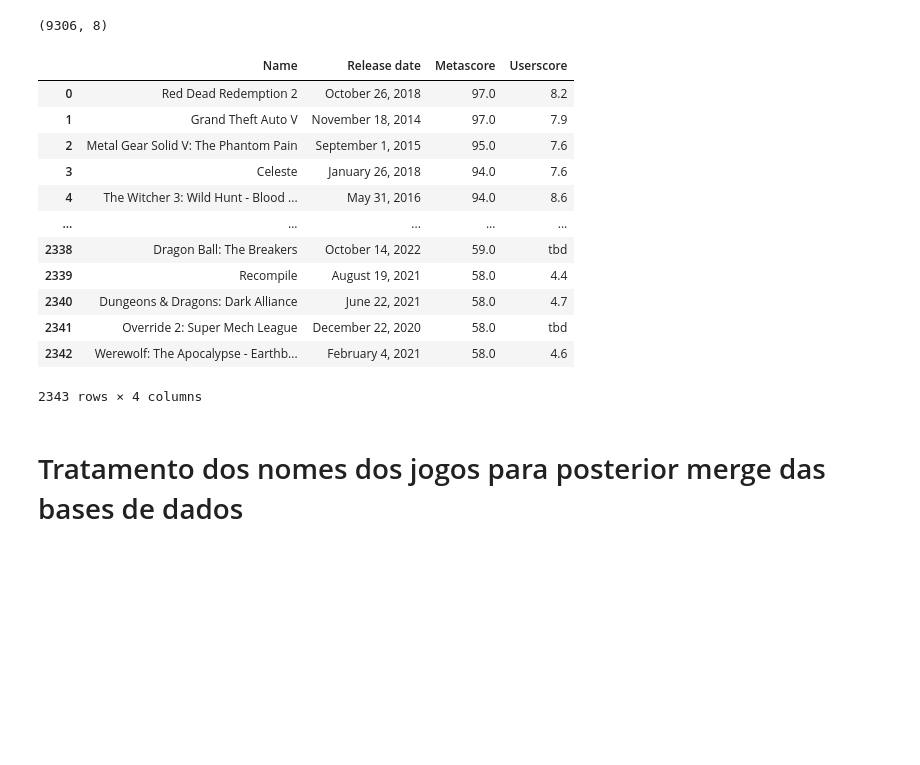
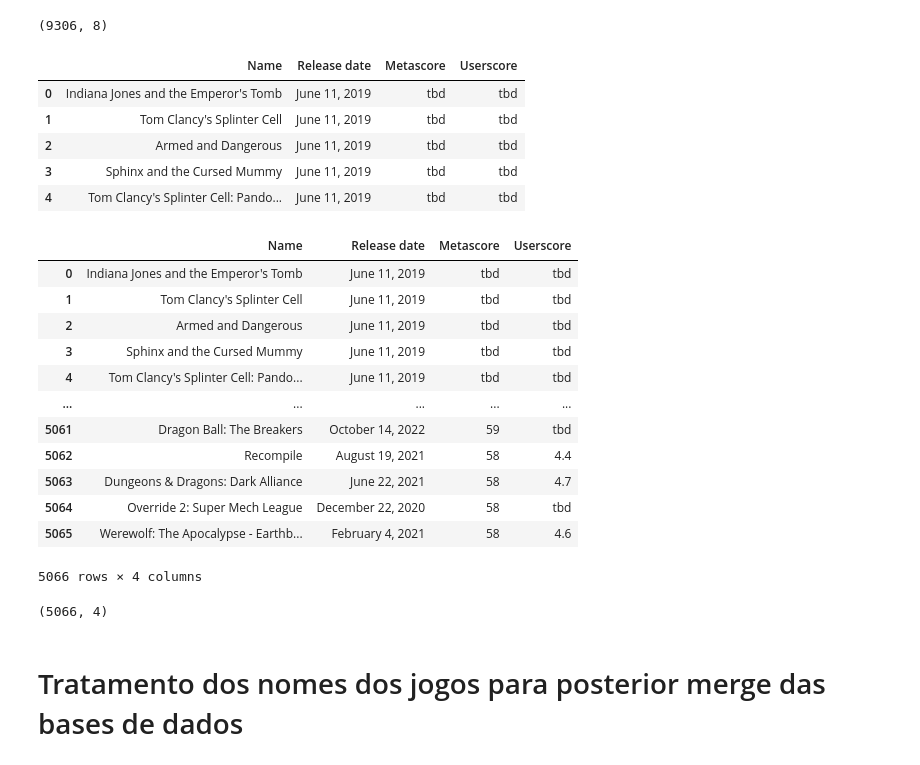
Before and after one commit to DamodaraBarbosa/estudos_web_scraping, a Jupyter notebook: Xbox's_databases_merge.ipynb, the cells around one changed output. Saved outputs shown, nothing was run; the diff lists cells and outputs as text; code cells hidden in the pictures; blank space fills up the shorter version.

```diff
--- a/Xbox's_databases_merge.ipynb
+++ b/Xbox's_databases_merge.ipynb
@@ -60,22 +60,35 @@ df_true_achievements.shape
 # %%
 # dataframe com dados do Metacritic dos jogos Xbox:
 
-df_metacritic = pd.read_csv('/content/drive/MyDrive/Dados Xbox/xbox_metacritic.csv')
-df_metacritic
+df_metacritic = pd.read_csv('/content/drive/MyDrive/Dados Xbox/xbox_games_metacritic.csv')
+df_metacritic.head()
 # %% [output]
 |  | Name | Release date | Metascore | Userscore |
-| 0 | Red Dead Redemption 2 | October 26, 2018 | 97.0 | 8.2 |
-| 1 | Grand Theft Auto V | November 18, 2014 | 97.0 | 7.9 |
-| 2 | Metal Gear Solid V: The Phantom Pain | September 1, 2015 | 95.0 | 7.6 |
-| 3 | Celeste | January 26, 2018 | 94.0 | 7.6 |
-| 4 | The Witcher 3: Wild Hunt - Blood ... | May 31, 2016 | 94.0 | 8.6 |
-| ... | ... | ... | ... | ... |
-| 2338 | Dragon Ball: The Breakers | October 14, 2022 | 59.0 | tbd |
-| 2339 | Recompile | August 19, 2021 | 58.0 | 4.4 |
-| 2340 | Dungeons & Dragons: Dark Alliance | June 22, 2021 | 58.0 | 4.7 |
-| 2341 | Override 2: Super Mech League | December 22, 2020 | 58.0 | tbd |
-| 2342 | Werewolf: The Apocalypse - Earthb... | February 4, 2021 | 58.0 | 4.6 |
+| 0 | Indiana Jones and the Emperor's Tomb | June 11, 2019 | tbd | tbd |
+| 1 | Tom Clancy's Splinter Cell | June 11, 2019 | tbd | tbd |
+| 2 | Armed and Dangerous | June 11, 2019 | tbd | tbd |
+| 3 | Sphinx and the Cursed Mummy | June 11, 2019 | tbd | tbd |
+| 4 | Tom Clancy's Splinter Cell: Pando... | June 11, 2019 | tbd | tbd |
-2343 rows × 4 columns
+# %%
+df_metacritic
+# %% [output]
+|  | Name | Release date | Metascore | Userscore |
+| 0 | Indiana Jones and the Emperor's Tomb | June 11, 2019 | tbd | tbd |
+| 1 | Tom Clancy's Splinter Cell | June 11, 2019 | tbd | tbd |
+| 2 | Armed and Dangerous | June 11, 2019 | tbd | tbd |
+| 3 | Sphinx and the Cursed Mummy | June 11, 2019 | tbd | tbd |
+| 4 | Tom Clancy's Splinter Cell: Pando... | June 11, 2019 | tbd | tbd |
+| ... | ... | ... | ... | ... |
+| 5061 | Dragon Ball: The Breakers | October 14, 2022 | 59 | tbd |
+| 5062 | Recompile | August 19, 2021 | 58 | 4.4 |
+| 5063 | Dungeons & Dragons: Dark Alliance | June 22, 2021 | 58 | 4.7 |
+| 5064 | Override 2: Super Mech League | December 22, 2020 | 58 | tbd |
+| 5065 | Werewolf: The Apocalypse - Earthb... | February 4, 2021 | 58 | 4.6 |
+5066 rows × 4 columns
+# %%
+df_metacritic.shape
+# %% [output]
+(5066, 4)
 # %% [markdown]
 # Tratamento dos nomes dos jogos para posterior merge das bases de dados
 # %%
```
Also changed, not shown: parts of 15 cells of this notebook.
